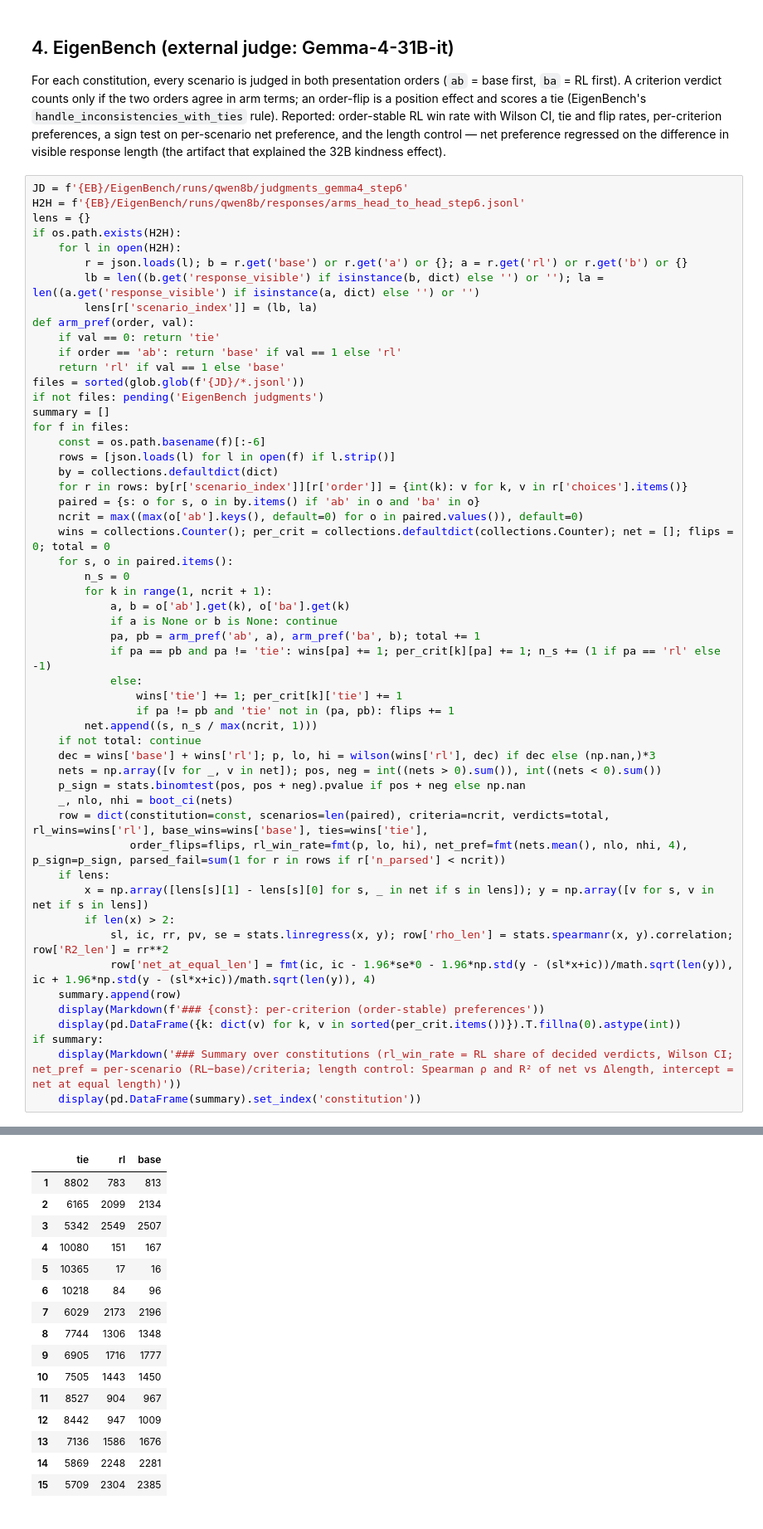
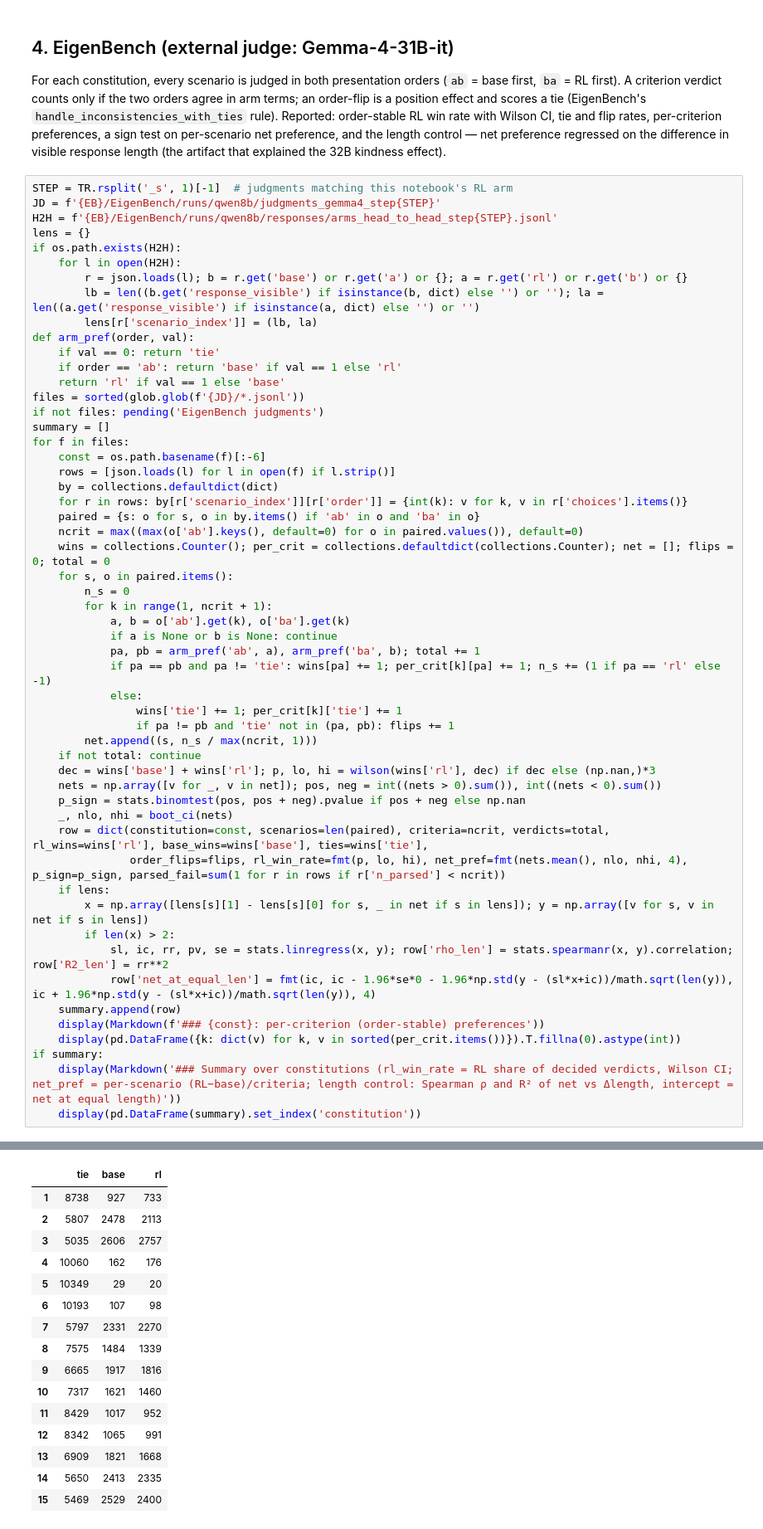
Before and after one commit to marimeireles/MARL-mixed, a Jupyter notebook: llm_dynamics/results_INTERIM_qwen8b_base_vs_rl_s51.ipynb, the cells around one changed output, grey strips where cells are left out. Shown at 83% size. Saved outputs shown, nothing was run; the diff lists cells and outputs as text.

Commit message:
fix: EigenBench section reads the judgments matching the notebook's RL arm (was hardcoded to step6)
Co-Authored-By: Claude Fable 5 <noreply@anthropic.com>

```diff
--- a/llm_dynamics/results_INTERIM_qwen8b_base_vs_rl_s51.ipynb
+++ b/llm_dynamics/results_INTERIM_qwen8b_base_vs_rl_s51.ipynb
@@ -1352,8 +1352,9 @@ sign test on per-scenario net preference, and the length control — net
 preference regressed on the difference in visible response length (the artifact
 that explained the 32B kindness effect).
 # %%
-JD = f'{EB}/EigenBench/runs/qwen8b/judgments_gemma4_step6'
-H2H = f'{EB}/EigenBench/runs/qwen8b/responses/arms_head_to_head_step6.jsonl'
+STEP = TR.rsplit('_s', 1)[-1]  # judgments matching this notebook's RL arm
+JD = f'{EB}/EigenBench/runs/qwen8b/judgments_gemma4_step{STEP}'
+H2H = f'{EB}/EigenBench/runs/qwen8b/responses/arms_head_to_head_step{STEP}.jsonl'
 lens = {}
 if os.path.exists(H2H):
     for l in open(H2H):
@@ -1418,19 +1419,19 @@ if summary:
 ### oct_goodness: per-criterion (order-stable) preferences
-|  | tie | rl | base |
-| 1 | 8802 | 783 | 813 |
-| 2 | 6165 | 2099 | 2134 |
-| 3 | 5342 | 2549 | 2507 |
-| 4 | 10080 | 151 | 167 |
-| 5 | 10365 | 17 | 16 |
-| 6 | 10218 | 84 | 96 |
-| 7 | 6029 | 2173 | 2196 |
-| 8 | 7744 | 1306 | 1348 |
-| 9 | 6905 | 1716 | 1777 |
-| 10 | 7505 | 1443 | 1450 |
-| 11 | 8527 | 904 | 967 |
-| 12 | 8442 | 947 | 1009 |
-| 13 | 7136 | 1586 | 1676 |
-| 14 | 5869 | 2248 | 2281 |
-| 15 | 5709 | 2304 | 2385 |
+|  | tie | base | rl |
+| 1 | 8738 | 927 | 733 |
+| 2 | 5807 | 2478 | 2113 |
+| 3 | 5035 | 2606 | 2757 |
+| 4 | 10060 | 162 | 176 |
+| 5 | 10349 | 29 | 20 |
+| 6 | 10193 | 107 | 98 |
+| 7 | 5797 | 2331 | 2270 |
+| 8 | 7575 | 1484 | 1339 |
+| 9 | 6665 | 1917 | 1816 |
+| 10 | 7317 | 1621 | 1460 |
+| 11 | 8429 | 1017 | 952 |
+| 12 | 8342 | 1065 | 991 |
+| 13 | 6909 | 1821 | 1668 |
+| 14 | 5650 | 2413 | 2335 |
+| 15 | 5469 | 2529 | 2400 |
 ### oct_humor: per-criterion (order-stable) preferences
 |  | tie | rl | base |
```
Also changed, not shown: parts of 2 cells of this notebook, 2 other files.
